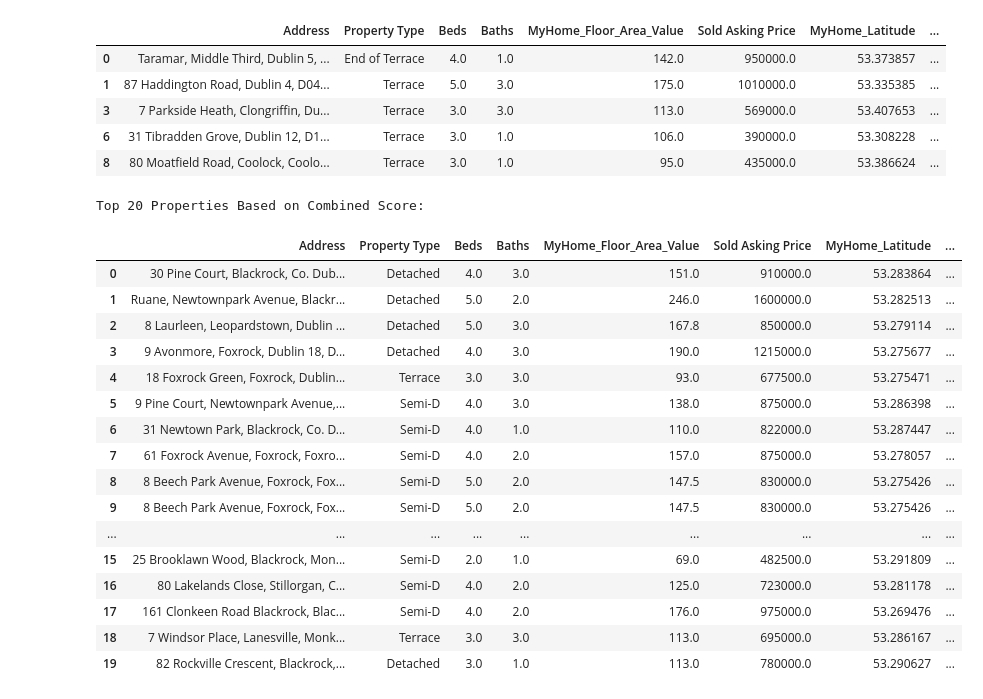
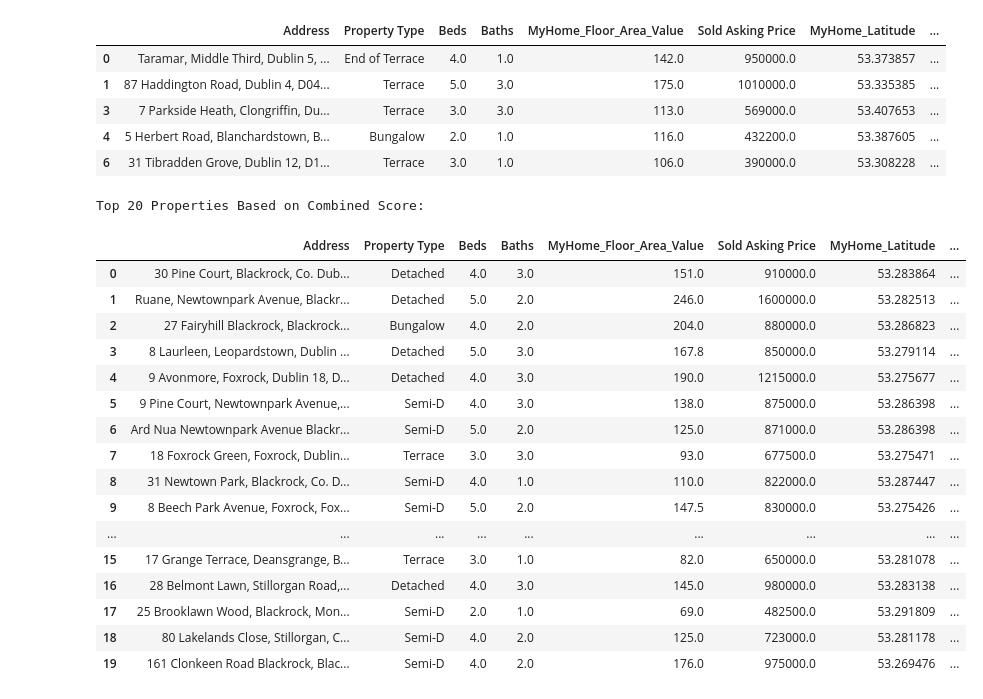
Before and after one commit to john-mcenroe/real_estate, a Jupyter notebook: notebooks/exploring_property_data_iteration_4.ipynb, the cells around one changed output. Cells and saved outputs as stored; diff of their text form; code cells hidden in the pictures.

Commit message:
updates to the scrapers and a new notebook with the best forecasts yet

```diff
--- a/notebooks/exploring_property_data_iteration_4.ipynb
+++ b/notebooks/exploring_property_data_iteration_4.ipynb
@@ -6,7 +6,7 @@ import seaborn as sns
 from ipywidgets import widgets, interact
 
 # Step 1: Read the CSV
-file_path = '../data/processed/saved_scrapes/mynest_myhome_20240924.csv'
+file_path = '/Users/johnmcenroe/Documents/programming_misc/real_estate/data/processed/scraped_dublin/added_metadata/scraped_property_results_Dublin_final_with_metadata_deduped.csv'
 df = pd.read_csv(file_path)
 
 ### Step 2: Clean the 'Asking Price' column (Remove currency symbols, commas, etc.)
@@ -162,10 +307,6 @@ columns_subset_training = ['Address', 'Property Type', 'Beds', 'Baths', 'MyHome_
 # Subsetting the DataFrame
 df_subset = house_rows[columns_subset_training].copy()  # Use .copy() to avoid SettingWithCopyWarning
 
-# Extract numeric part from 'Beds' and 'Baths' and convert to integer
-df_subset['Beds'] = df_subset['Beds'].str.extract('(\d+)').astype(float)  # Extract and convert to float
-df_subset['Baths'] = df_subset['Baths'].str.extract('(\d+)').astype(float)  # Extract and convert to float
-
 # Check the updated DataFrame
 df_subset.head()
 # %% [output]
@@ -173,8 +314,8 @@ df_subset.head()
 | 0 | Taramar, Middle Third, Dublin 5, ... | End of Terrace | 4.0 | 1.0 | 142.0 | 950000.0 | 53.373857 | ... |
 | 1 | 87 Haddington Road, Dublin 4, D04... | Terrace | 5.0 | 3.0 | 175.0 | 1010000.0 | 53.335385 | ... |
 | 3 | 7 Parkside Heath, Clongriffin, Du... | Terrace | 3.0 | 3.0 | 113.0 | 569000.0 | 53.407653 | ... |
+| 4 | 5 Herbert Road, Blanchardstown, B... | Bungalow | 2.0 | 1.0 | 116.0 | 432200.0 | 53.387605 | ... |
 | 6 | 31 Tibradden Grove, Dublin 12, D1... | Terrace | 3.0 | 1.0 | 106.0 | 390000.0 | 53.308228 | ... |
-| 8 | 80 Moatfield Road, Coolock, Coolo... | Terrace | 3.0 | 1.0 | 95.0 | 435000.0 | 53.386624 | ... |
 # %%
 import pandas as pd
 import numpy as np
@@ -204,9 +345,10 @@ columns_subset_training = [
 # Subset the DataFrame
 df_subset = house_rows[columns_subset_training].copy()
 
-# Extract numeric part from 'Beds' and 'Baths' and convert to float
-df_subset['Beds'] = df_subset['Beds'].str.extract('(\d+)').astype(float)
-df_subset['Baths'] = df_subset['Baths'].str.extract('(\d+)').astype(float)
+# Ensure 'Beds' and 'Baths' are treated as strings before extracting numeric values
+df_subset['Beds'] = df_subset['Beds'].astype(str).str.extract('(\d+)').astype(float)
+df_subset['Baths'] = df_subset['Baths'].astype(str).str.extract('(\d+)').astype(float)
+
 
 # Convert other relevant columns to numeric, if not already
 numeric_columns = ['MyHome_Floor_Area_Value', 'Sold Asking Price',
@@ -359,44 +501,44 @@ df_sorted = calculate_combined_score(
     given_beds=given_property['beds'],
     given_baths=given_property['baths'],
     given_size=given_property['size'],
     geo_weight=geo_weight,
     size_weight=size_weight,
     beds_baths_weight=beds_baths_weight,
     max_distance_km=max_distance_km
 )
 
 # Check if df_sorted is not empty before proceeding
 if not df_sorted.empty:
     # Display the top 20 rows of the sorted DataFrame
     print("Top 20 Properties Based on Combined Score:")
     display_columns = [
         'Address', 'Property Type', 'Beds', 'Baths',
         'MyHome_Floor_Area_Value', 'Sold Asking Price',
         'MyHome_Latitude', 'MyHome_Longitude',
         'Geo Distance (km)', 'KNN Distance', 'Combined Score'
     ]
     df_sorted[display_columns].head(20)
 else:
     print("No properties match the criteria within the specified distance.")
 
 
 df_sorted[display_columns].head(20)
 # %% [output]
 Top 20 Properties Based on Combined Score:
 |  | Address | Property Type | Beds | Baths | MyHome_Floor_Area_Value | Sold Asking Price | MyHome_Latitude | ... |
 | 0 | 30 Pine Court, Blackrock, Co. Dub... | Detached | 4.0 | 3.0 | 151.0 | 910000.0 | 53.283864 | ... |
 | 1 | Ruane, Newtownpark Avenue, Blackr... | Detached | 5.0 | 2.0 | 246.0 | 1600000.0 | 53.282513 | ... |
-| 2 | 8 Laurleen, Leopardstown, Dublin ... | Detached | 5.0 | 3.0 | 167.8 | 850000.0 | 53.279114 | ... |
-| 3 | 9 Avonmore, Foxrock, Dublin 18, D... | Detached | 4.0 | 3.0 | 190.0 | 1215000.0 | 53.275677 | ... |
-| 4 | 18 Foxrock Green, Foxrock, Dublin... | Terrace | 3.0 | 3.0 | 93.0 | 677500.0 | 53.275471 | ... |
+| 2 | 27 Fairyhill Blackrock, Blackrock... | Bungalow | 4.0 | 2.0 | 204.0 | 880000.0 | 53.286823 | ... |
+| 3 | 8 Laurleen, Leopardstown, Dublin ... | Detached | 5.0 | 3.0 | 167.8 | 850000.0 | 53.279114 | ... |
+| 4 | 9 Avonmore, Foxrock, Dublin 18, D... | Detached | 4.0 | 3.0 | 190.0 | 1215000.0 | 53.275677 | ... |
 | 5 | 9 Pine Court, Newtownpark Avenue,... | Semi-D | 4.0 | 3.0 | 138.0 | 875000.0 | 53.286398 | ... |
-| 6 | 31 Newtown Park, Blackrock, Co. D... | Semi-D | 4.0 | 1.0 | 110.0 | 822000.0 | 53.287447 | ... |
-| 7 | 61 Foxrock Avenue, Foxrock, Foxro... | Semi-D | 4.0 | 2.0 | 157.0 | 875000.0 | 53.278057 | ... |
-| 8 | 8 Beech Park Avenue, Foxrock, Fox... | Semi-D | 5.0 | 2.0 | 147.5 | 830000.0 | 53.275426 | ... |
+| 6 | Ard Nua Newtownpark Avenue Blackr... | Semi-D | 5.0 | 2.0 | 125.0 | 871000.0 | 53.286398 | ... |
+| 7 | 18 Foxrock Green, Foxrock, Dublin... | Terrace | 3.0 | 3.0 | 93.0 | 677500.0 | 53.275471 | ... |
+| 8 | 31 Newtown Park, Blackrock, Co. D... | Semi-D | 4.0 | 1.0 | 110.0 | 822000.0 | 53.287447 | ... |
 | 9 | 8 Beech Park Avenue, Foxrock, Fox... | Semi-D | 5.0 | 2.0 | 147.5 | 830000.0 | 53.275426 | ... |
 | ... | ... | ... | ... | ... | ... | ... | ... | ... |
-| 15 | 25 Brooklawn Wood, Blackrock, Mon... | Semi-D | 2.0 | 1.0 | 69.0 | 482500.0 | 53.291809 | ... |
-| 16 | 80 Lakelands Close, Stillorgan, C... | Semi-D | 4.0 | 2.0 | 125.0 | 723000.0 | 53.281178 | ... |
-| 17 | 161 Clonkeen Road Blackrock, Blac... | Semi-D | 4.0 | 2.0 | 176.0 | 975000.0 | 53.269476 | ... |
-| 18 | 7 Windsor Place, Lanesville, Monk... | Terrace | 3.0 | 3.0 | 113.0 | 695000.0 | 53.286167 | ... |
-| 19 | 82 Rockville Crescent, Blackrock,... | Detached | 3.0 | 1.0 | 113.0 | 780000.0 | 53.290627 | ... |
+| 15 | 17 Grange Terrace, Deansgrange, B... | Terrace | 3.0 | 1.0 | 82.0 | 650000.0 | 53.281078 | ... |
+| 16 | 28 Belmont Lawn, Stillorgan Road,... | Detached | 4.0 | 3.0 | 145.0 | 980000.0 | 53.283138 | ... |
+| 17 | 25 Brooklawn Wood, Blackrock, Mon... | Semi-D | 2.0 | 1.0 | 69.0 | 482500.0 | 53.291809 | ... |
+| 18 | 80 Lakelands Close, Stillorgan, C... | Semi-D | 4.0 | 2.0 | 125.0 | 723000.0 | 53.281178 | ... |
+| 19 | 161 Clonkeen Road Blackrock, Blac... | Semi-D | 4.0 | 2.0 | 176.0 | 975000.0 | 53.269476 | ... |
```
Also changed, not shown: parts of 9 cells of this notebook, 4 other files.
